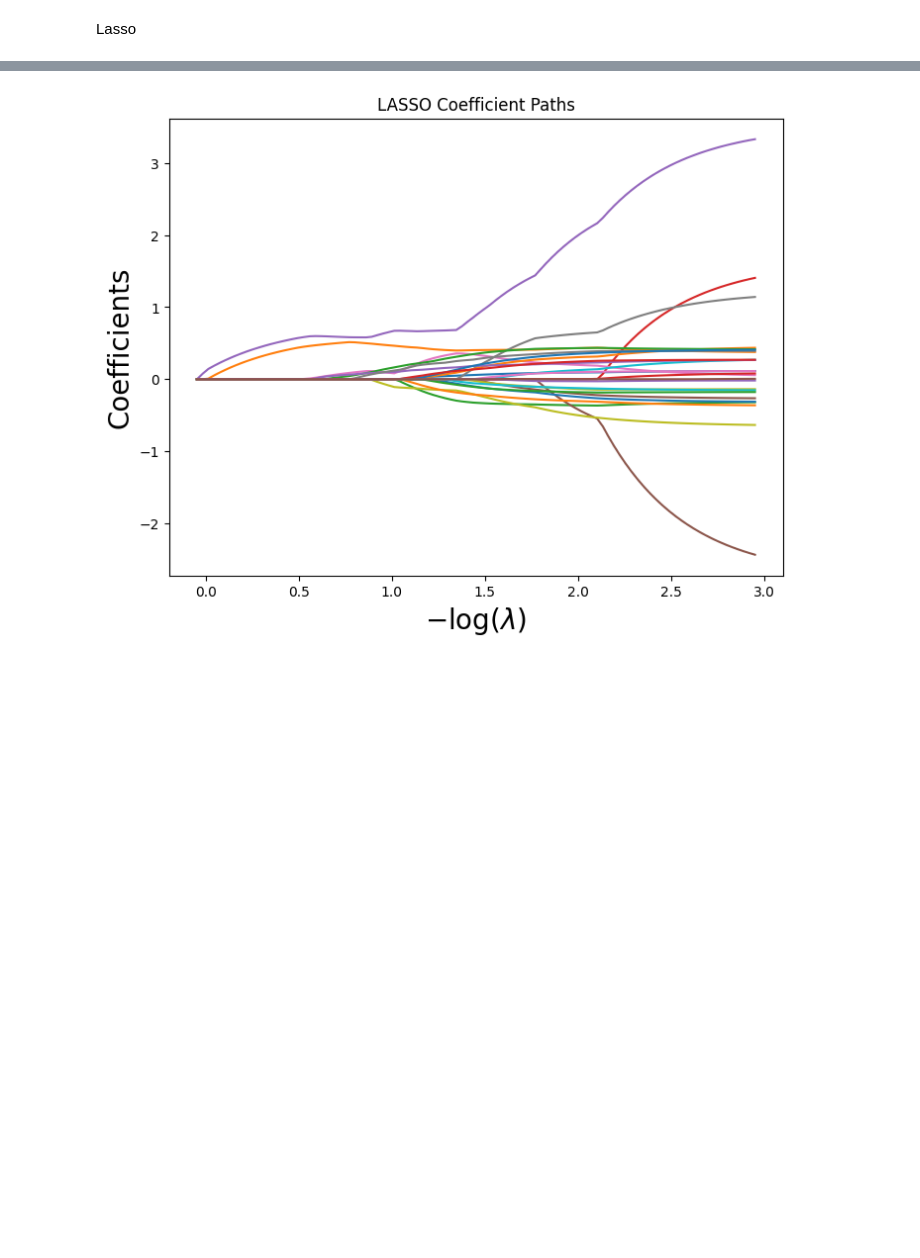
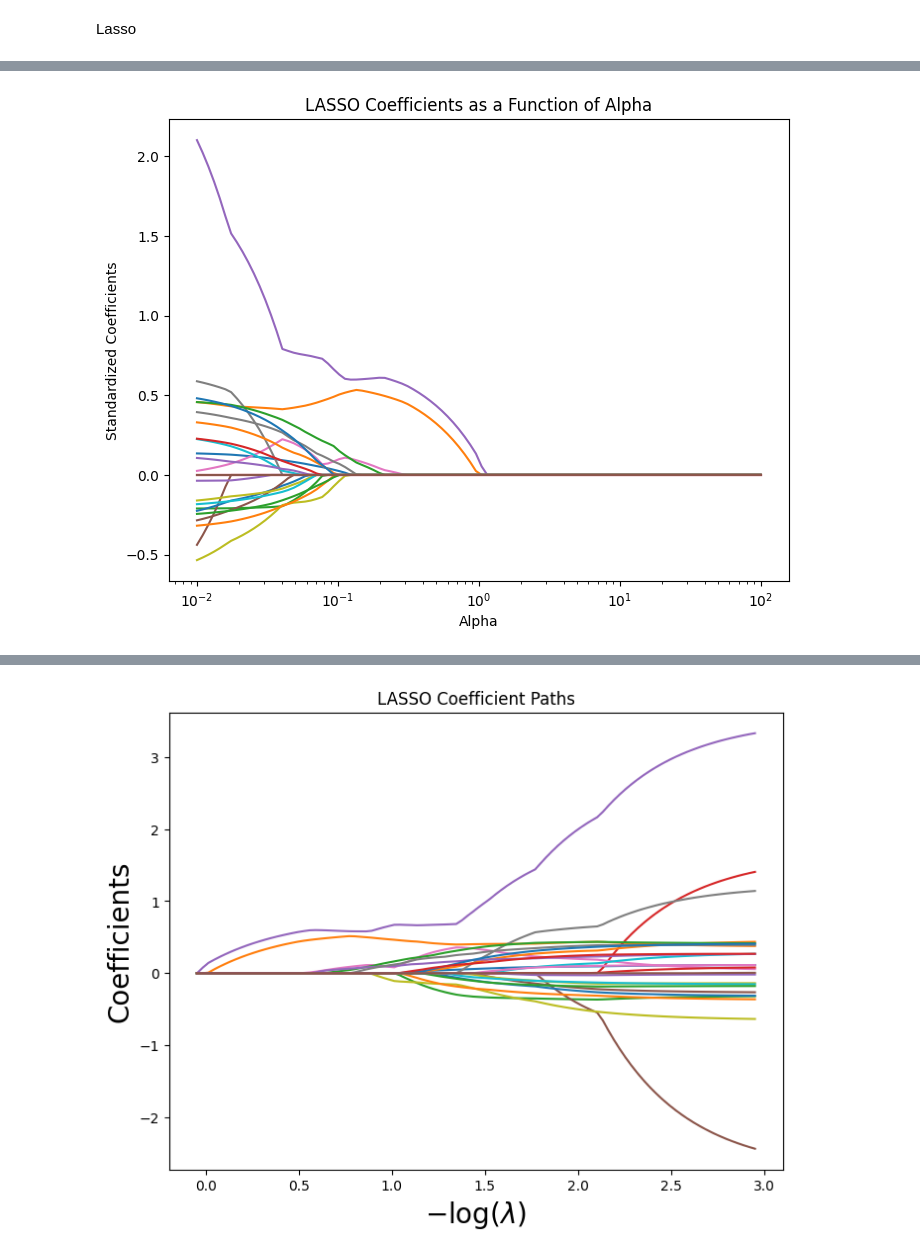
Before and after one commit to JHamoni676/cs5830-FinalProject, a Jupyter notebook: finalproject.ipynb, the cells around one changed output, grey strips where cells are left out. Drawn from its saved outputs; the diff is of its cells as text; code cells hidden in the pictures; blank space fills up the shorter version.

Commit message:
Lasso changes

```diff
--- a/finalproject.ipynb
+++ b/finalproject.ipynb
@@ -574,0 +490,81 @@ Number of Non-Zero Coefficients: 0
+# %%
+from sklearn.linear_model import Lasso, LassoCV
+from sklearn.model_selection import train_test_split
+from sklearn.metrics import mean_squared_error, classification_report
+import numpy as np
+import matplotlib.pyplot as plt
+
+# Split the dataset
+X_train, X_test, y_train, y_test = train_test_split(X, y, test_size=0.2, random_state=42, stratify=y)
+
+# Apply LASSO with alpha = 1
+reg = Lasso(alpha=1, max_iter=10000)
+reg.fit(X_train, y_train)
+
+# Evaluate model performance
+print("LASSO Regression with alpha=1")
+print("R squared training set:", round(reg.score(X_train, y_train) * 100, 2))
+print("R squared test set:", round(reg.score(X_test, y_test) * 100, 2))
+
+# Calculate MSE
+pred_train = reg.predict(X_train)
+mse_train = mean_squared_error(y_train, pred_train)
+print("MSE training set:", round(mse_train, 2))
+
+pred_test = reg.predict(X_test)
+mse_test = mean_squared_error(y_test, pred_test)
+print("MSE test set:", round(mse_test, 2))
+
+# Visualize the role of alpha
+alphas = np.logspace(-2, 2, 100)  # Logarithmic scale for alpha
+lasso = Lasso(max_iter=10000)
+coefs = []
+
+for a in alphas:
+    lasso.set_params(alpha=a)
+    lasso.fit(X_train, y_train)
+    coefs.append(lasso.coef_)
+
+plt.figure(figsize=(8, 6))
+ax = plt.gca()
+ax.plot(alphas, coefs)
+ax.set_xscale("log")
+plt.axis("tight")
+plt.xlabel("Alpha")
+plt.ylabel("Standardized Coefficients")
+plt.title("LASSO Coefficients as a Function of Alpha")
+plt.show()
+
+# Use LassoCV to find the optimal alpha
+model = LassoCV(cv=5, random_state=42, max_iter=10000)
+model.fit(X_train, y_train)
+
+# Optimal alpha
+print("Optimal Alpha:", model.alpha_)
+
+# Apply LASSO with the optimal alpha
+lasso_best = Lasso(alpha=model.alpha_, max_iter=10000)
+lasso_best.fit(X_train, y_train)
+
+# Coefficients and feature names
+coefficients = list(zip(lasso_best.coef_, X.columns))
+non_zero_coefficients = [coef for coef in coefficients if coef[0] != 0]
+
+print("Non-zero Coefficients:")
+for coef, name in non_zero_coefficients:
+    print(f"{name}: {coef}")
+
+# Predict using the final LASSO model
+pred_test = lasso_best.predict(X_test)
+
+# Convert predictions to class labels (e.g., by rounding)
+y_pred_class = np.round(pred_test).astype(int)  # Ensure class labels are integers
+
+# Ensure class alignment
+unique_labels = sorted(np.unique(y_test))
+target_names = [label_mapping[label] for label in unique_labels]
+
+# Evaluate classification metrics
+print("LASSO Regression Classification Metrics")
+print(classification_report(y_test, y_pred_class, target_names=target_names, labels=unique_labels))
+# %% [output]
@@ -574,0 +576 @@ Number of Non-Zero Coefficients: 0
+[figure, added]
```
Also changed, not shown: parts of 10 cells of this notebook.
